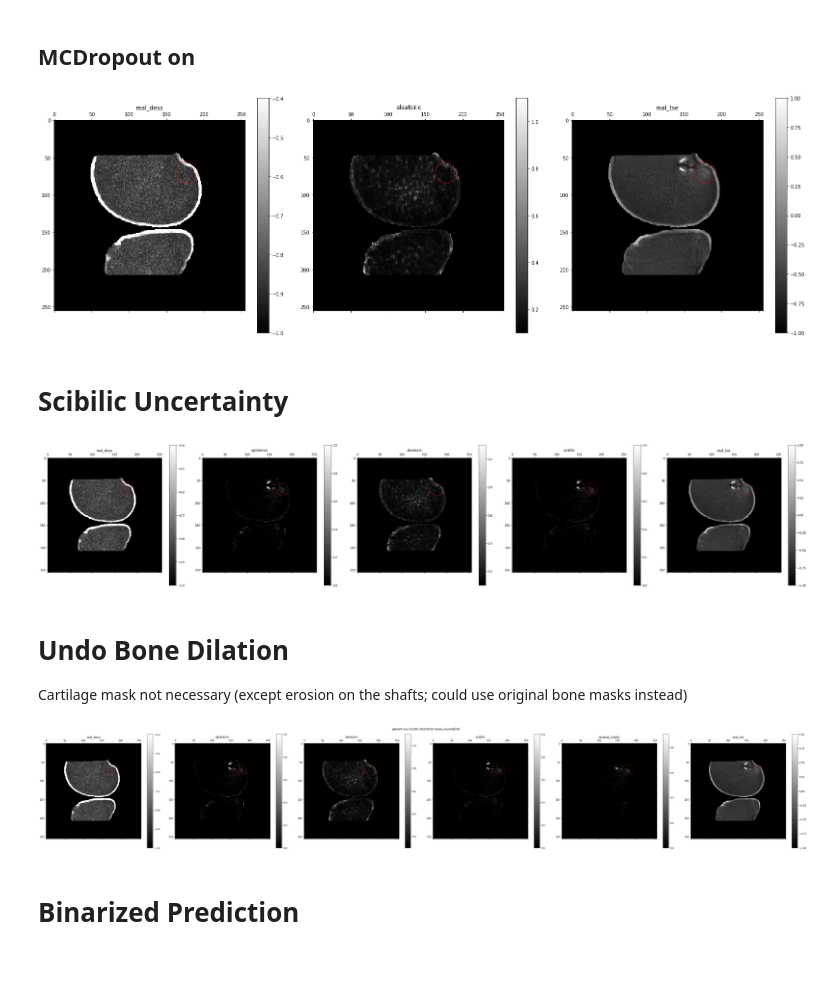
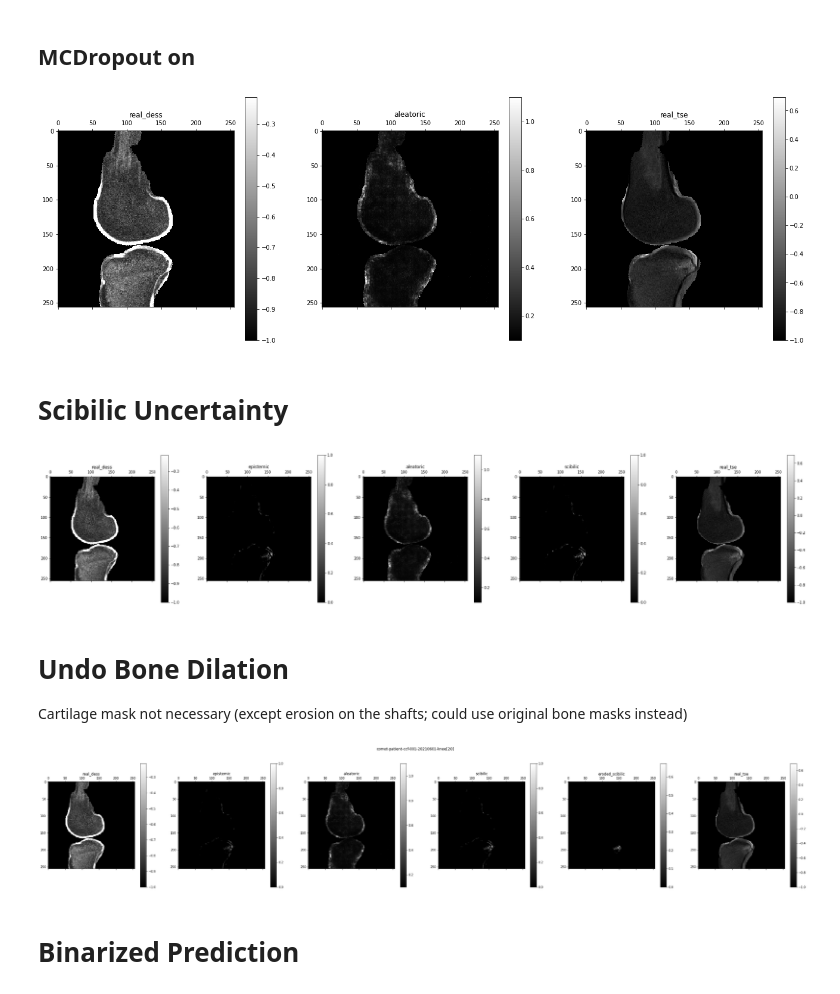
Before and after one commit to asy51/pytorch-CycleGAN-and-pix2pix, a Jupyter notebook: uncertanties.ipynb, the cells around one changed output. Drawn from its saved outputs; the diff is of its cells as text; code cells hidden in the pictures; blank space fills up the shorter version.

```diff
--- a/uncertanties.ipynb
+++ b/uncertanties.ipynb
@@ -208,0 +321,30 @@ model.eval()
+# %%
+names = ['dess2tse_128_3',  'dess2tse_128_5',  'dess2tse_64_3',  'dess2tse_myu_128_5',  'dess2tse_myu_64_5']
+bmels = torch.load(f'/home/yua4/temp/pytorch-CycleGAN-and-pix2pix/results_pred/bmels.pt')
+pred_threshes = np.arange(0.01, 0.50, 0.01)
+dices = {}
+for n in names:
+    dices[n] = {}
+    pred = torch.load(f'/home/yua4/temp/pytorch-CycleGAN-and-pix2pix/results_pred/{n}.pt')
+    for pred_thresh in tqdm.tqdm(pred_threshes):
+        pred_binary = pred > pred_thresh
+        dices[n][pred_thresh] = []
+        for slc_ndx in range(bmels.shape[0]):
+            dices[n][pred_thresh].append(monai.metrics.compute_dice(bmels[slc_ndx], pred_binary[slc_ndx]))
+        dices[n][pred_thresh] = torch.tensor(dices[n][pred_thresh]).nan_to_num().mean()
+
+        ### WHY DOESN'T THIS WORK???
+        # dices[n][pred_thresh] = torch.tensor([
+        #     monai.metrics.compute_dice(bmels[slc_ndx], pred_binary[slc_ndx]) for slc_ndx in range(bmels.shape[0])
+        # ]).nan_to_num().mean()
+# %%
+fig, ax = plt.subplots(1, 5, figsize=(30,3))
+for i, n in enumerate(names):
+    argmax = max(dices[n], key=dices[n].get)
+    valmax = dices[n][argmax]
+    ax[i].scatter([argmax],[valmax])
+    ax[i].text(argmax, valmax, f'({argmax:.2f},{valmax:.4f})')
+    ax[i].axvline(max(dices[n], key=lambda k: dices[n][k]))
+    ax[i].plot(dices[n].keys(), dices[n].values())
+    ax[i].set_title(n)
+plt.show()
@@ -210,0 +386,6 @@ model.eval()
+# %%
+kds_bmel = KneeDataset()
+kds_bmel.knees = [Knee('comet-patient-ccf-001-20210601-knee')]
+ds_bmel = PixSliceTranslateDataset(kds_bmel.knees , slc_has_bmel=True)
+dl_bmel = DataLoader(ds_bmel, shuffle=True)
+[s['id'] for s in ds_bmel]
@@ -213,7 +411,7 @@ dess_thresh = 0.98
 # %%
 # choose a good bmel slice
 for batch in dl_bmel:
-    if batch['id'][0] == 'patient-osu-51265-20210721-knee_injured[10]':
+    if batch['id'][0] == 'comet-patient-ccf-001-20210601-knee[20]':
         model.set_input(batch)
         model_avg.set_input(batch)
         model.forward()
@@ -226,6 +424,6 @@ fake_tse_avg = model_avg.fake_B[0, 0].detach().cpu()
 real_tse = model.real_B[0, 0].detach().cpu()
 real_dess = scale(real_dess, max_q=dess_thresh)
 
-fig, ax = plots([real_dess, fake_tse, real_tse], axtitles=['real_dess', 'fake_tse', 'real_tse'], cp=model.image_cp, title=model.image_id[0])
+fig, ax = plots([real_dess, fake_tse, fake_tse_avg, real_tse], axtitles=['real_dess', 'fake_tse', 'fake_tse_avg', 'real_tse'], cp=None, title=model.image_id[0])
 plt.show()
 # %% [output]
@@ -276,19 +474,19 @@ fakes = np.stack(fakes, axis=0)
 aleatoric = np.var(fakes, axis=0)
 aleatoric = scale(aleatoric, max_q=aleatoric_thresh, new_min=0. + aleatoric_offset, new_max=1. + aleatoric_offset)
 # %%
-fig, ax = plots([real_dess, aleatoric, real_tse], axtitles=['real_dess', 'aleatoric', 'real_tse'], cp=model.image_cp,)
+fig, ax = plots([real_dess, aleatoric, real_tse], axtitles=['real_dess', 'aleatoric', 'real_tse'], cp=None,)
 plt.show()
 # %% [output]
-[figure, old version]
+[figure, new version]
 # %% [markdown]
 # Scibilic Uncertainty
 # %%
 scibilic = scale(epistemic / aleatoric, new_min=0, new_max=1)
 # %%
-fig, ax = plots([real_dess, epistemic, aleatoric, scibilic, real_tse], axtitles=['real_dess', 'epistemic', 'aleatoric', 'scibilic', 'real_tse'], cp=model.image_cp,)
+fig, ax = plots([real_dess, epistemic, aleatoric, scibilic, real_tse], axtitles=['real_dess', 'epistemic', 'aleatoric', 'scibilic', 'real_tse'], cp=None,)
 plt.show()
 # %% [output]
-[figure, old version]
+[figure, new version]
 # %% [markdown]
 # Undo Bone Dilation
 Cartilage mask not necessary (except erosion on the shafts; could use original bone masks instead)
@@ -298,10 +496,10 @@ eroded_mask = model.image_mask[0,0].detach().cpu()
 eroded_scibilic = scibilic.clone()
 eroded_scibilic[~eroded_mask] = 0
 # %%
-fig, ax = plots([real_dess, epistemic, aleatoric, scibilic, eroded_scibilic, real_tse], title=model.image_id[0], axtitles=['real_dess', 'epistemic', 'aleatoric', 'scibilic', 'eroded_scibilic', 'real_tse'], cp=model.image_cp,)
+fig, ax = plots([real_dess, epistemic, aleatoric, scibilic, eroded_scibilic, real_tse], title=model.image_id[0], axtitles=['real_dess', 'epistemic', 'aleatoric', 'scibilic', 'eroded_scibilic', 'real_tse'], cp=None,)
 plt.show()
 # %% [output]
-[figure, old version]
+[figure, new version]
 # %% [markdown]
 # Binarized Prediction
 # %%
```
Also changed, not shown: parts of 49 cells of this notebook, 9 other files.
